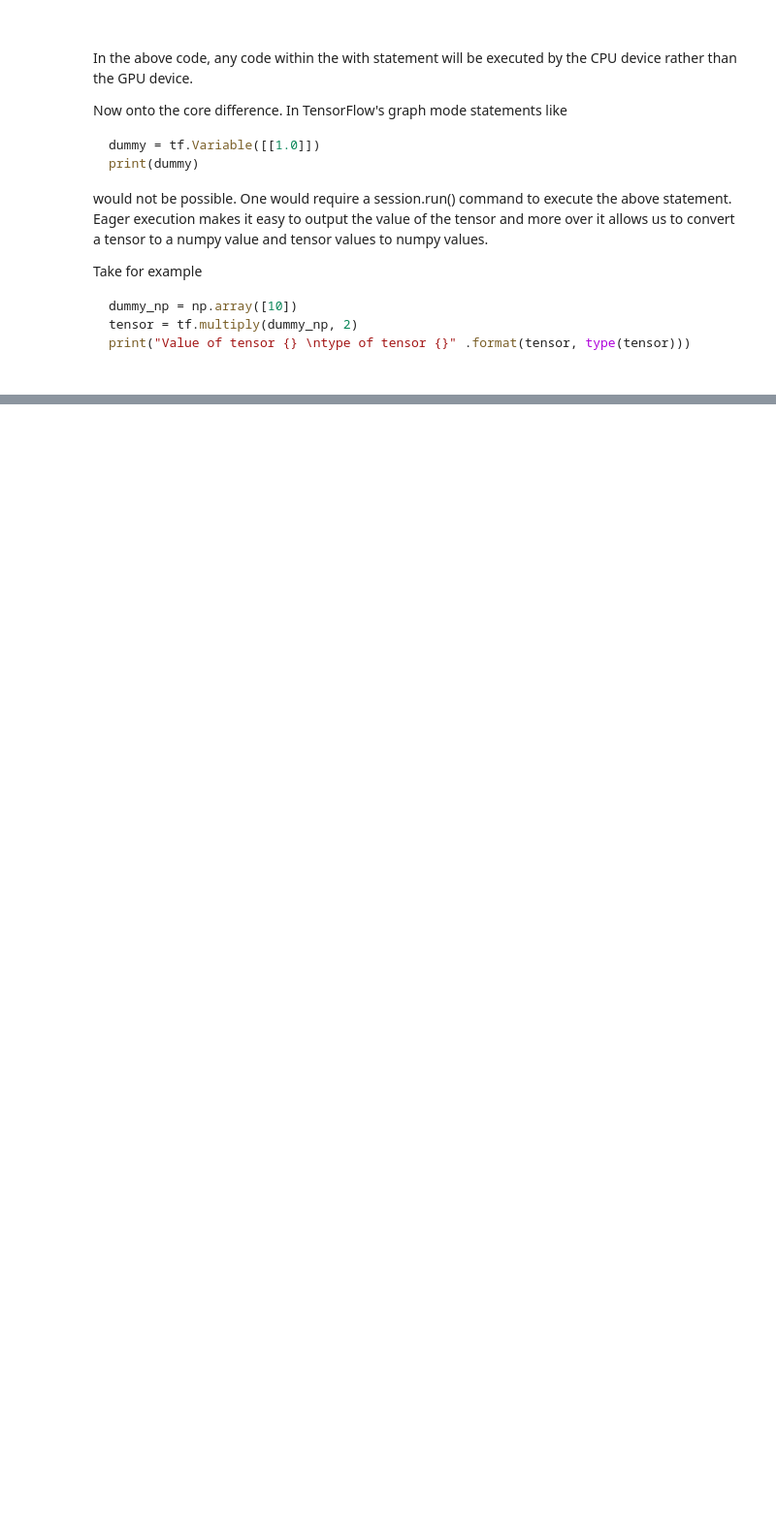
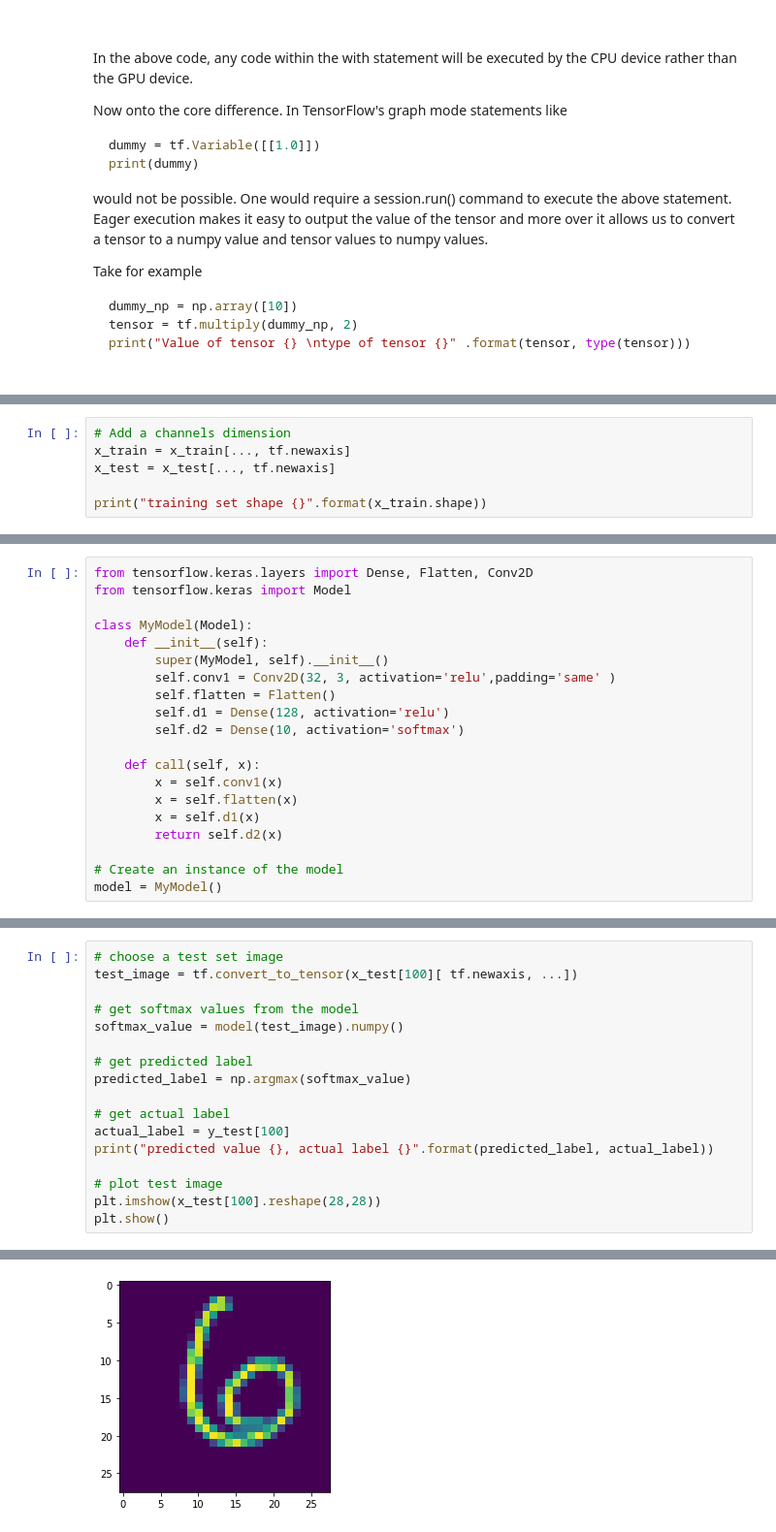
Before and after one commit to colaberry/DSin100days, a Jupyter notebook: notebooks/tensorflow_eager_mnist/Tensorflow Eager Tutorial.ipynb, the cells around one changed output, grey strips where cells are left out. Shown at 97% size. Drawn from its saved outputs; the diff is of its cells as text; blank space fills up the shorter version.

```diff
--- a/notebooks/tensorflow_eager_mnist/Tensorflow Eager Tutorial.ipynb
+++ b/notebooks/tensorflow_eager_mnist/Tensorflow Eager Tutorial.ipynb
@@ -88,0 +211,6 @@ type of tensor <class 'tensorflow.python.framework.ops.EagerTensor'>
+# %%
+# Add a channels dimension
+x_train = x_train[..., tf.newaxis]
+x_test = x_test[..., tf.newaxis]
+
+print("training set shape {}".format(x_train.shape))
@@ -88,0 +264,20 @@ type of tensor <class 'tensorflow.python.framework.ops.EagerTensor'>
+# %%
+from tensorflow.keras.layers import Dense, Flatten, Conv2D
+from tensorflow.keras import Model
+
+class MyModel(Model):
+    def __init__(self):
+        super(MyModel, self).__init__()
+        self.conv1 = Conv2D(32, 3, activation='relu',padding='same' )
+        self.flatten = Flatten()
+        self.d1 = Dense(128, activation='relu')
+        self.d2 = Dense(10, activation='softmax')
+
+    def call(self, x):
+        x = self.conv1(x)
+        x = self.flatten(x)
+        x = self.d1(x)
+        return self.d2(x)
+
+# Create an instance of the model
+model = MyModel()
@@ -88,0 +390,18 @@ type of tensor <class 'tensorflow.python.framework.ops.EagerTensor'>
+# %%
+# choose a test set image
+test_image = tf.convert_to_tensor(x_test[100][ tf.newaxis, ...])
+
+# get softmax values from the model
+softmax_value = model(test_image).numpy()
+
+# get predicted label
+predicted_label = np.argmax(softmax_value)
+
+# get actual label
+actual_label = y_test[100]
+print("predicted value {}, actual label {}".format(predicted_label, actual_label))
+
+# plot test image
+plt.imshow(x_test[100].reshape(28,28))
+plt.show()
+# %% [output]
@@ -88,0 +415 @@ type of tensor <class 'tensorflow.python.framework.ops.EagerTensor'>
+[figure, added]
```
Also changed, not shown: parts of 34 cells of this notebook.
